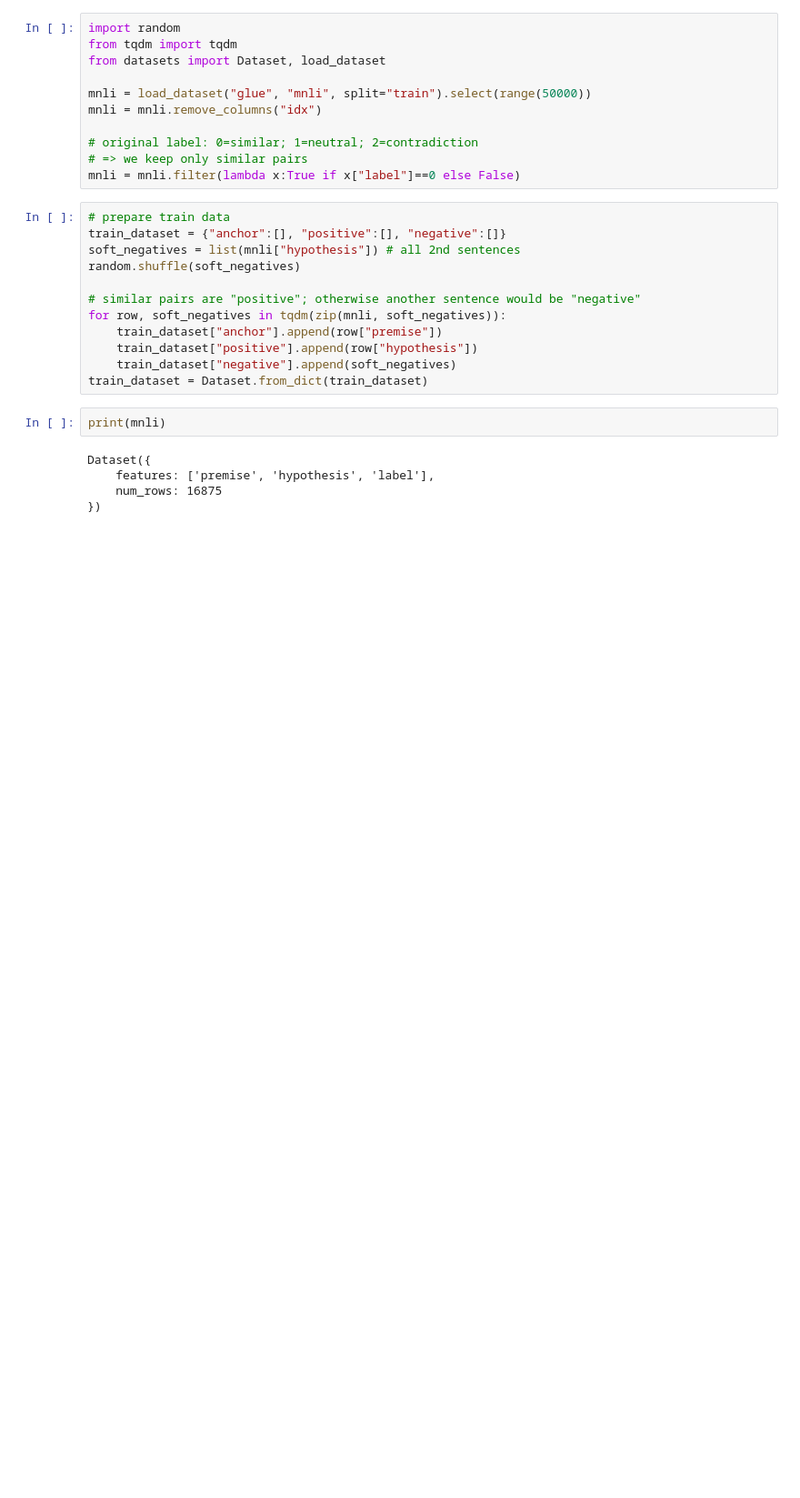
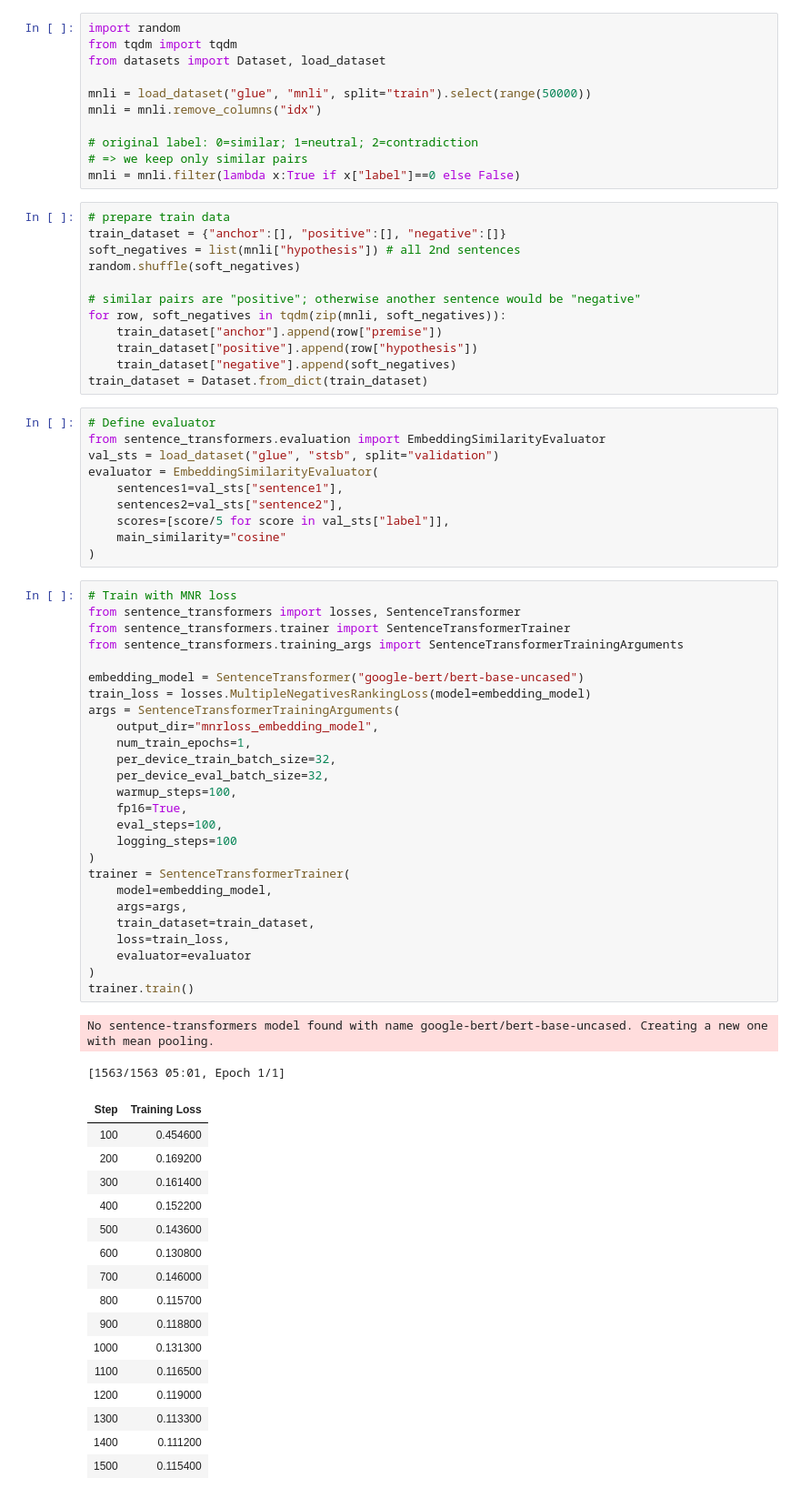
Before and after one commit to PHM1605/hands-on-large-language-models-alammar, a Jupyter notebook: chapter10/text_embed.ipynb, the cells around one changed output. Shown at 91% size. Drawn from its saved outputs; the diff is of its cells as text; blank space fills up the shorter version.

```diff
--- a/chapter10/text_embed.ipynb
+++ b/chapter10/text_embed.ipynb
@@ -245,9 +245,57 @@ for row, soft_negatives in tqdm(zip(mnli, soft_negatives)):
     train_dataset["negative"].append(soft_negatives)
 train_dataset = Dataset.from_dict(train_dataset)
 # %%
-print(mnli)
+# Define evaluator
+from sentence_transformers.evaluation import EmbeddingSimilarityEvaluator
+val_sts = load_dataset("glue", "stsb", split="validation")
+evaluator = EmbeddingSimilarityEvaluator(
+    sentences1=val_sts["sentence1"],
+    sentences2=val_sts["sentence2"],
+    scores=[score/5 for score in val_sts["label"]],
+    main_similarity="cosine"
+)
-# %% [output]
-Dataset({
-    features: ['premise', 'hypothesis', 'label'],
-    num_rows: 16875
-})
+# %%
+# Train with MNR loss
+from sentence_transformers import losses, SentenceTransformer
+from sentence_transformers.trainer import SentenceTransformerTrainer
+from sentence_transformers.training_args import SentenceTransformerTrainingArguments
+
+embedding_model = SentenceTransformer("google-bert/bert-base-uncased")
+train_loss = losses.MultipleNegativesRankingLoss(model=embedding_model)
+args = SentenceTransformerTrainingArguments(
+    output_dir="mnrloss_embedding_model",
+    num_train_epochs=1,
+    per_device_train_batch_size=32,
+    per_device_eval_batch_size=32,
+    warmup_steps=100,
+    fp16=True,
+    eval_steps=100,
+    logging_steps=100
+)
+trainer = SentenceTransformerTrainer(
+    model=embedding_model,
+    args=args,
+    train_dataset=train_dataset,
+    loss=train_loss,
+    evaluator=evaluator
+)
+trainer.train()
+# %% [output]
+No sentence-transformers model found with name google-bert/bert-base-uncased. Creating a new one with mean pooling.
+[1563/1563 05:01, Epoch 1/1]
+| Step | Training Loss |
+| 100 | 0.454600 |
+| 200 | 0.169200 |
+| 300 | 0.161400 |
+| 400 | 0.152200 |
+| 500 | 0.143600 |
+| 600 | 0.130800 |
+| 700 | 0.146000 |
+| 800 | 0.115700 |
+| 900 | 0.118800 |
+| 1000 | 0.131300 |
+| 1100 | 0.116500 |
+| 1200 | 0.119000 |
+| 1300 | 0.113300 |
+| 1400 | 0.111200 |
+| 1500 | 0.115400 |
```
Also changed, not shown: parts of 26 cells of this notebook, 2 other files.
